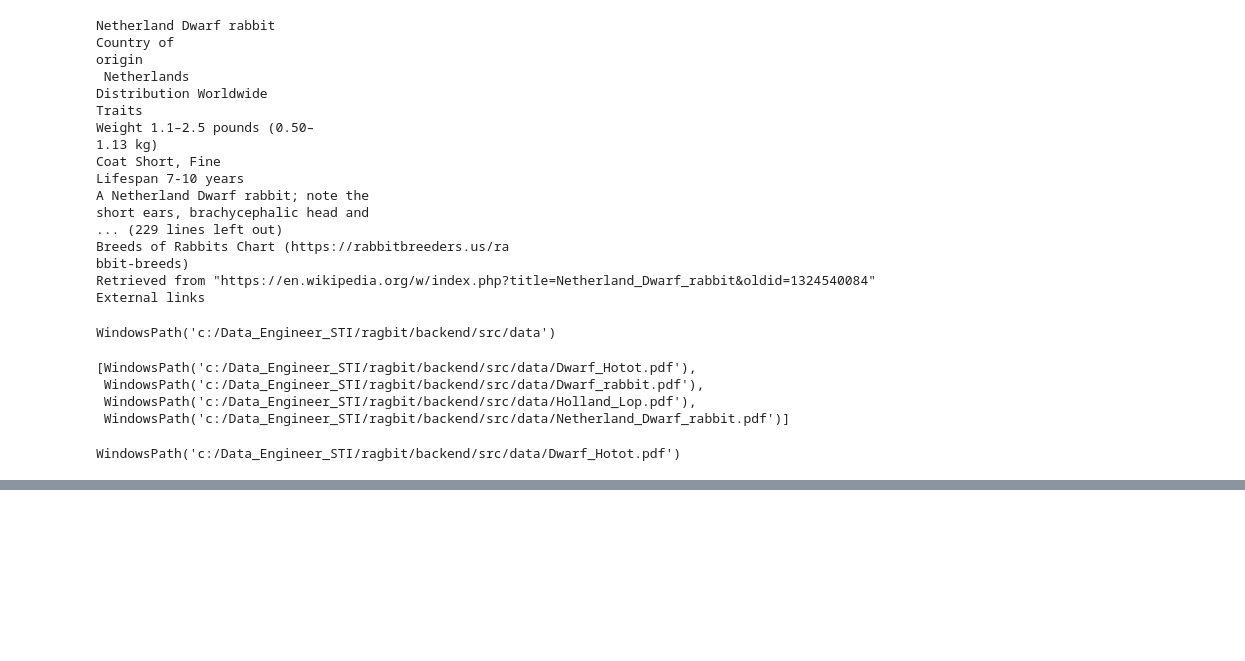
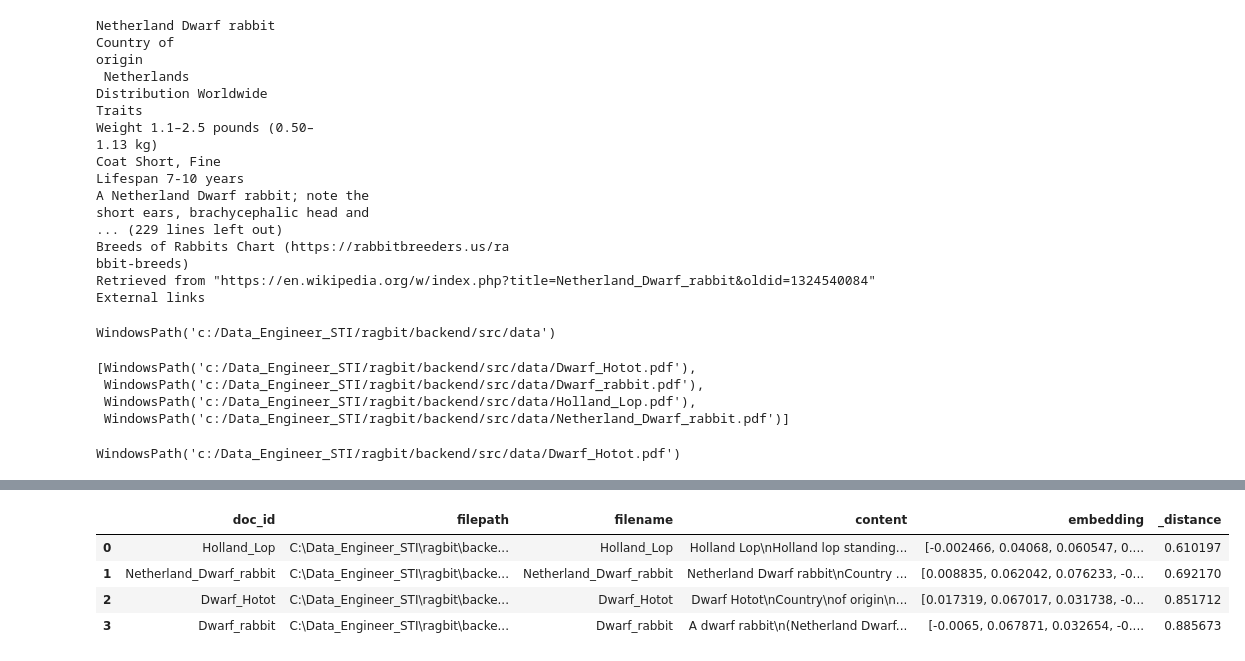
Before and after one commit to Farleys46/ragbit, a Jupyter notebook: backend/src/explorations.ipynb, the cells around one changed output, grey strips where cells are left out. Drawn from its saved outputs; the diff is of its cells as text; code cells hidden in the pictures; blank space fills up the shorter version.

Commit message:
Finished ragbit and frontend

```diff
--- a/backend/src/explorations.ipynb
+++ b/backend/src/explorations.ipynb
@@ -49,0 +52,6 @@ WindowsPath('c:/Data_Engineer_STI/ragbit/backend/src/data/Dwarf_Hotot.pdf')
+# %%
+import lancedb
+from backend.constants import VECTOR_DATABASE_PATH
+
+db = lancedb.connect(VECTOR_DATABASE_PATH)
+db
@@ -49,0 +68,8 @@ WindowsPath('c:/Data_Engineer_STI/ragbit/backend/src/data/Dwarf_Hotot.pdf')
+# %%
+db["articles"].search("Holland rabbit").to_pandas()
+# %% [output]
+|  | doc_id | filepath | filename | content | embedding | _distance |
+| 0 | Holland_Lop | C:\Data_Engineer_STI\ragbit\backe... | Holland_Lop | Holland Lop\nHolland lop standing... | [-0.002466, 0.04068, 0.060547, 0.... | 0.610197 |
+| 1 | Netherland_Dwarf_rabbit | C:\Data_Engineer_STI\ragbit\backe... | Netherland_Dwarf_rabbit | Netherland Dwarf rabbit\nCountry ... | [0.008835, 0.062042, 0.076233, -0... | 0.692170 |
+| 2 | Dwarf_Hotot | C:\Data_Engineer_STI\ragbit\backe... | Dwarf_Hotot | Dwarf Hotot\nCountry\nof origin\n... | [0.017319, 0.067017, 0.031738, -0... | 0.851712 |
+| 3 | Dwarf_rabbit | C:\Data_Engineer_STI\ragbit\backe... | Dwarf_rabbit | A dwarf rabbit\n(Netherland Dwarf... | [-0.0065, 0.067871, 0.032654, -0.... | 0.885673 |
```
Also changed, not shown: parts of 3 cells of this notebook, 25 other files.
